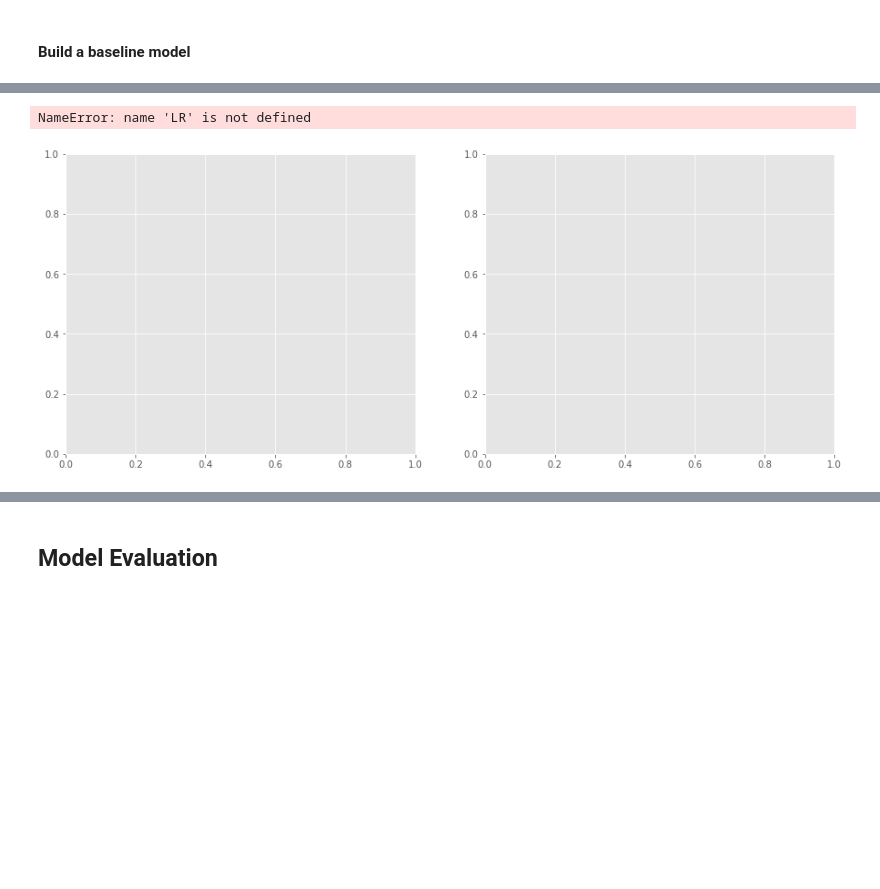
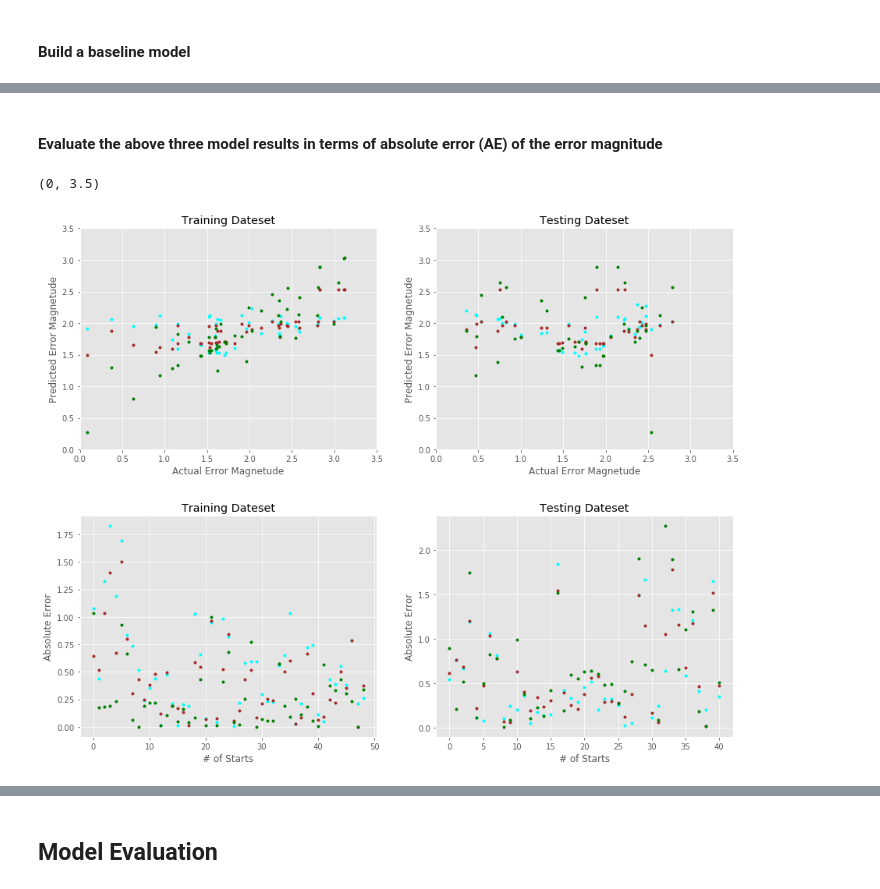
Before and after one commit to MuhammadVT/ECE5554_final_project, a Jupyter notebook: regression_model.ipynb, the cells around one changed output, grey strips where cells are left out. Drawn from its saved outputs; the diff is of its cells as text; code cells hidden in the pictures; blank space fills up the shorter version.

Commit message:
add visualization of error magnetude

```diff
--- a/regression_model.ipynb
+++ b/regression_model.ipynb
@@ -268,12 +279,43 @@ MultiOutputRegressor trained on 49 samples.
-# %%
-# Plot the predicted error magnitude vs "true" error magnitude
-fig, axes = plt.subplots(1,2, figsize=(15,6))
-y_pred = LR.predict(x_train_poly)
-axes[0].plot(y_train, y_pred, '.r')
-
-# Plot the absolute error
-abs_err = np.abs(y_train - y_pred)
-axes[1].plot(abs_err, '.b')
-# %% [output]
-NameError: name 'LR' is not defined
-[figure, removed]
+# %% [markdown]
+#### Evaluate the above three model results in terms of absolute error (AE) of the error magnitude
+# %%
+fig, axes = plt.subplots(2,2, figsize=(15,12))
+plt.subplots_adjust(hspace=0.3)
+colors = ['cyan', 'brown', 'green']
+for i, clf in enumerate([clf_LR, clf_GB, clf_RF]):
+    # Plot the predicted error magnitude vs "true" error magnitude for training data
+    clf_name = clf.__class__.__name__
+    yhat_train = results[clf_name][2]["yhat_train"]
+    axes[0,0].plot(y_train[:,0], yhat_train[:,0], '.', color=colors[i])
+    axes[0,0].set_xlabel("Actual Error Magnetude")
+    axes[0,0].set_ylabel("Predicted Error Magnetude")
+    axes[0,0].set_title("Training Dateset")
+
+    # Plot the predicted error magnitude vs "true" error magnitude for testing data
+    yhat_test = results[clf_name][2]["yhat_test"]
+    axes[0,1].plot(y_test[:, 0], yhat_test[:, 0], '.', color=colors[i])
+    axes[0,1].set_xlabel("Actual Error Magnetude")
+    axes[0,1].set_ylabel("Predicted Error Magnetude")
+    axes[0,1].set_title("Testing Dateset")
+
+    # Plot the MAE for training data
+    AE_train = np.abs(yhat_train[:, 0] - y_train[:, 0])
+    axes[1,0].plot(AE_train, '.', color=colors[i])
+    axes[1,0].set_ylabel("Absolute Error")
+    axes[1,0].set_xlabel("# of Starts")
+    axes[1,0].set_title("Training Dateset")
+
+    # Plot the MAE for testing data
+    AE_test = np.abs(yhat_test[:, 0] - y_test[:, 0])
+    axes[1,1].plot(AE_test, '.', color=colors[i])
+    axes[1,1].set_ylabel("Absolute Error")
+    axes[1,1].set_xlabel("# of Starts")
+    axes[1,1].set_title("Testing Dateset")
+
+axes[0,0].set_xlim([0, 3.5])
+axes[0,1].set_xlim([0, 3.5])
+axes[0,0].set_ylim([0, 3.5])
+axes[0,1].set_ylim([0, 3.5])
+# %% [output]
+(0, 3.5)
+[figure, added]
```
Also changed, not shown: parts of 8 cells of this notebook.
